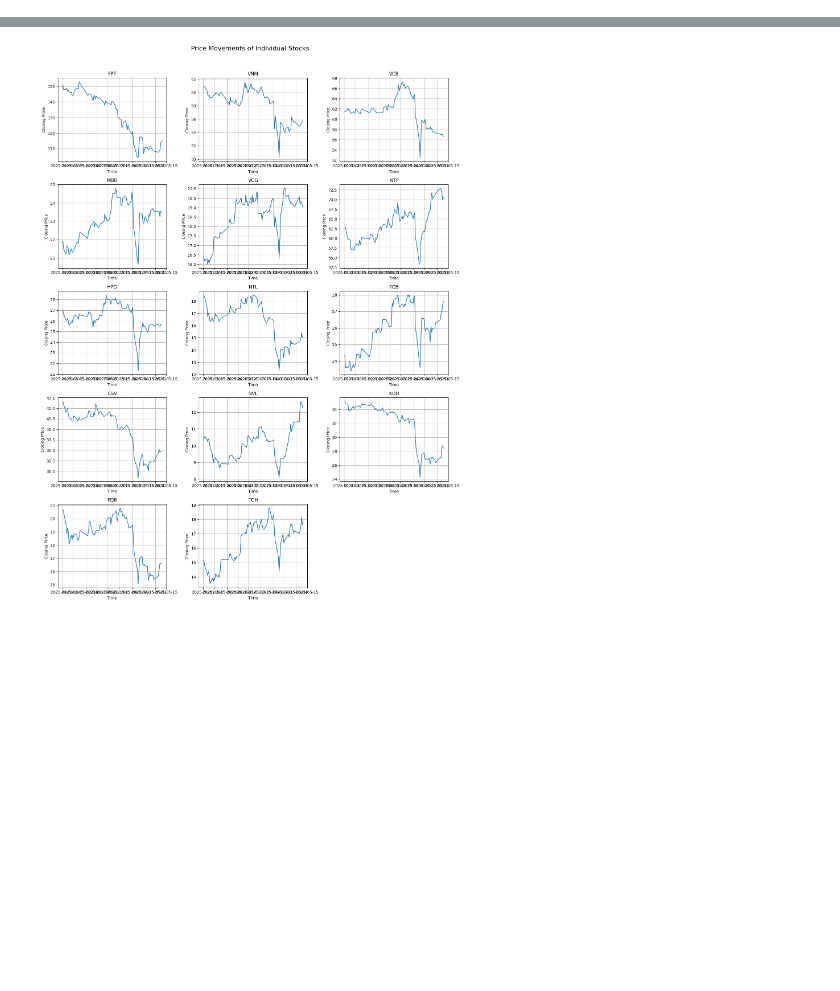
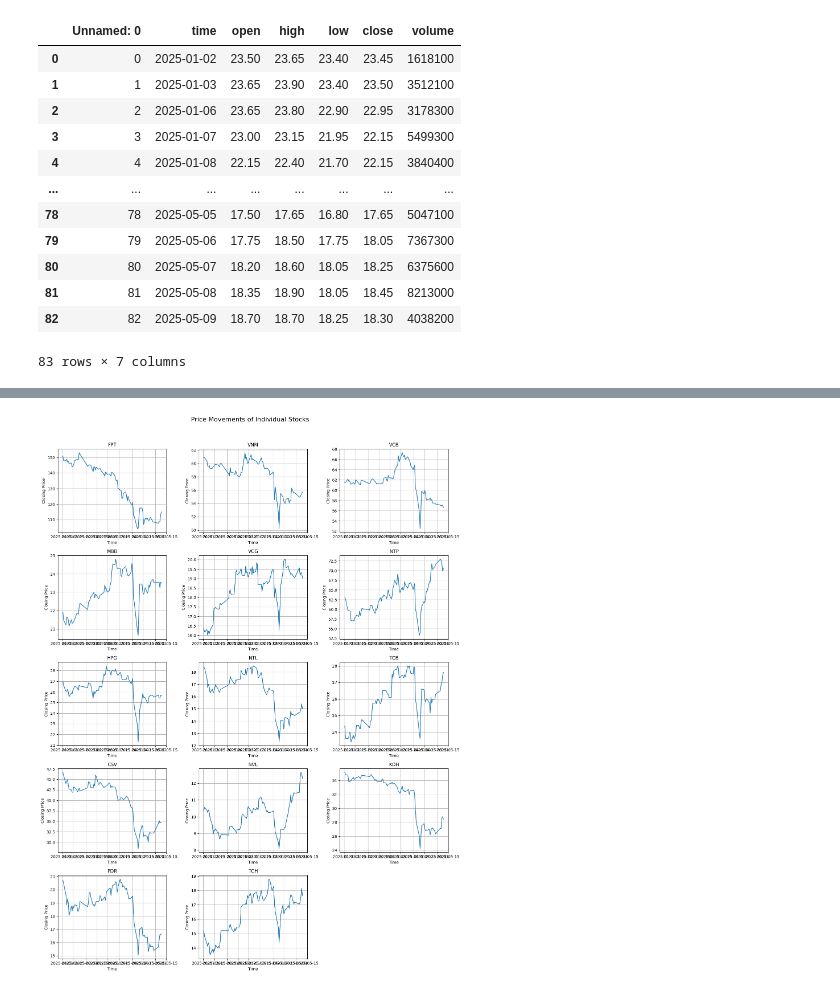
Before and after one commit to binhuyen1607/monte_carlo_simulation, a Jupyter notebook: notebooks/EDA.ipynb, the cells around one changed output, grey strips where cells are left out. Saved outputs shown, nothing was run; the diff lists cells and outputs as text; code cells hidden in the pictures; blank space fills up the shorter version.

```diff
--- a/notebooks/EDA.ipynb
+++ b/notebooks/EDA.ipynb
@@ -267,3 +354,19 @@ Kurtosis: 7.8100
+# %%
+df
+# %% [output]
+|  | Unnamed: 0 | time | open | high | low | close | volume |
+| 0 | 0 | 2025-01-02 | 23.50 | 23.65 | 23.40 | 23.45 | 1618100 |
+| 1 | 1 | 2025-01-03 | 23.65 | 23.90 | 23.40 | 23.50 | 3512100 |
+| 2 | 2 | 2025-01-06 | 23.65 | 23.80 | 22.90 | 22.95 | 3178300 |
+| 3 | 3 | 2025-01-07 | 23.00 | 23.15 | 21.95 | 22.15 | 5499300 |
+| 4 | 4 | 2025-01-08 | 22.15 | 22.40 | 21.70 | 22.15 | 3840400 |
+| ... | ... | ... | ... | ... | ... | ... | ... |
+| 78 | 78 | 2025-05-05 | 17.50 | 17.65 | 16.80 | 17.65 | 5047100 |
+| 79 | 79 | 2025-05-06 | 17.75 | 18.50 | 17.75 | 18.05 | 7367300 |
+| 80 | 80 | 2025-05-07 | 18.20 | 18.60 | 18.05 | 18.25 | 6375600 |
+| 81 | 81 | 2025-05-08 | 18.35 | 18.90 | 18.05 | 18.45 | 8213000 |
+| 82 | 82 | 2025-05-09 | 18.70 | 18.70 | 18.25 | 18.30 | 4038200 |
+83 rows × 7 columns
 # %%
 # Visualization and log_return
 
```
Also changed, not shown: parts of 17 cells of this notebook.
